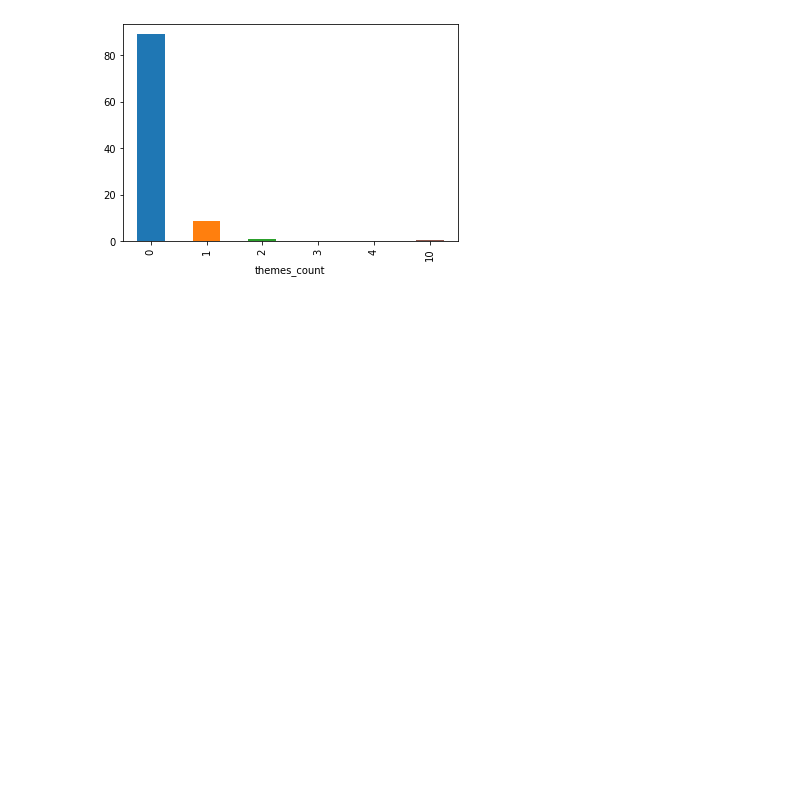
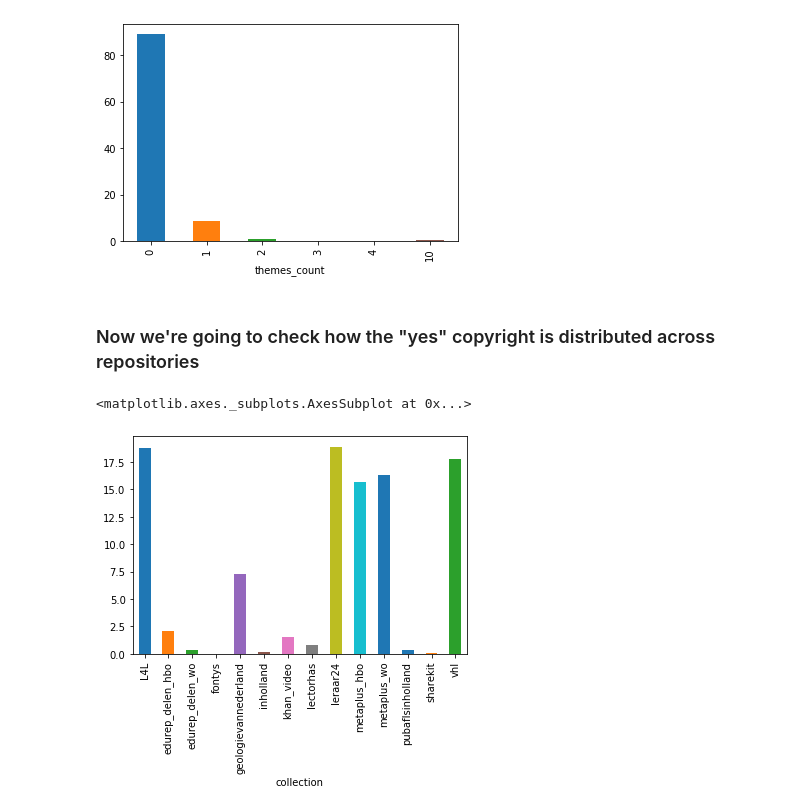
Before and after one commit to surfedushare/pol-harvester, a Jupyter notebook: research/edurep/Edurep analysis of content.ipynb, the cells around one changed output. Drawn from its saved outputs; the diff is of its cells as text; code cells hidden in the pictures; blank space fills up the shorter version.

Commit message:
Adds distributions across collections

```diff
--- a/research/edurep/Edurep analysis of content.ipynb
+++ b/research/edurep/Edurep analysis of content.ipynb
@@ -9,7 +9,7 @@ from matplotlib import pyplot as plt
 # %%
 # Loads the data and preprocesses a bit
 
-with open("../../data/seeds.gamma.json") as fd:
+with open("../../data/seeds.gamma2.json") as fd:
     seeds = json.load(fd)
 
 counter = Counter()
@@ -461,3 +461,15 @@ themes_counts.plot.bar()
 # %% [output]
 <matplotlib.axes._subplots.AxesSubplot at 0x...>
 [figure]
+# %% [markdown]
+### Now we're going to check how the "yes" copyright is distributed across repositories
+# %%
+yes_seeds = [seed for seed in seeds if seed["copyright"] == "yes"]
+yes_frame = pd.DataFrame(yes_seeds)
+
+repo_counts = yes_frame.groupby("collection").size()
+repo_counts = repo_counts / len(yes_seeds) * 100
+repo_counts.plot.bar()
+# %% [output]
+<matplotlib.axes._subplots.AxesSubplot at 0x...>
+[figure, added]
```
Also changed, not shown: parts of 6 cells of this notebook.
